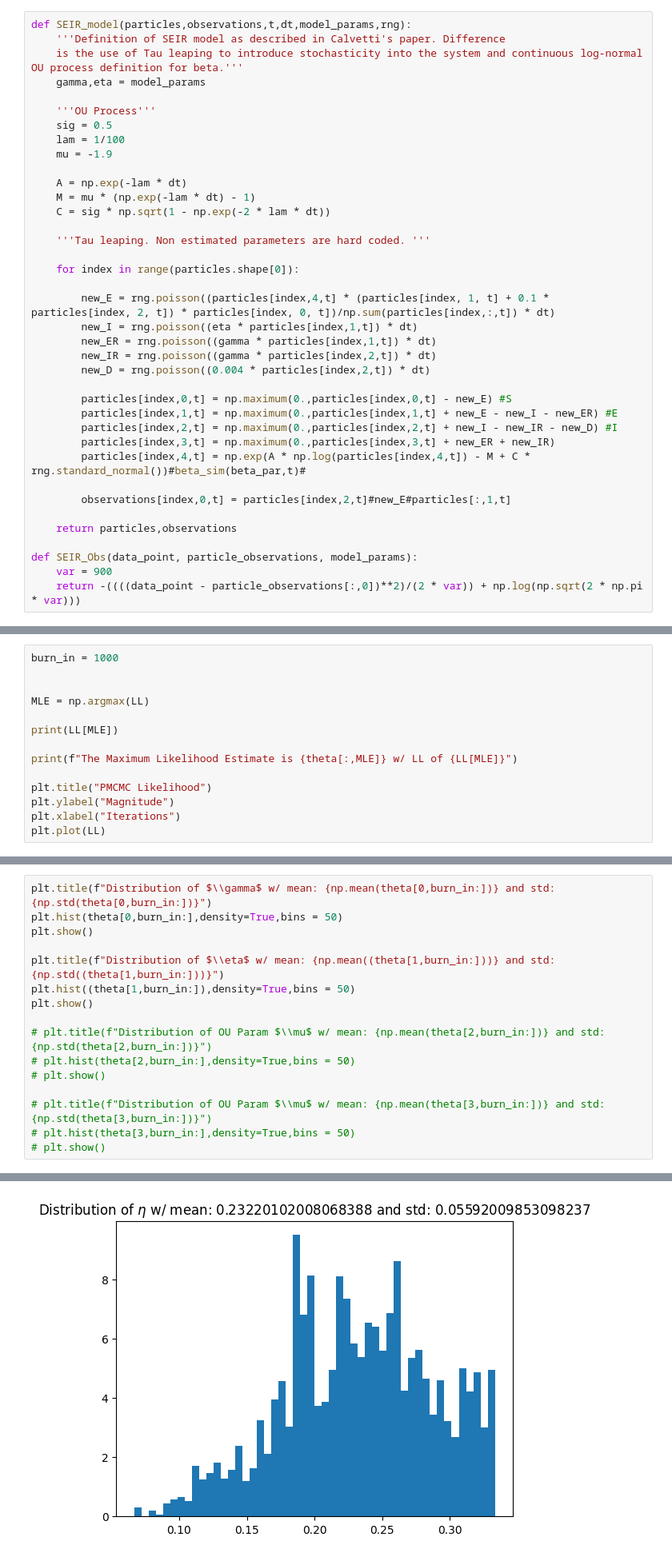
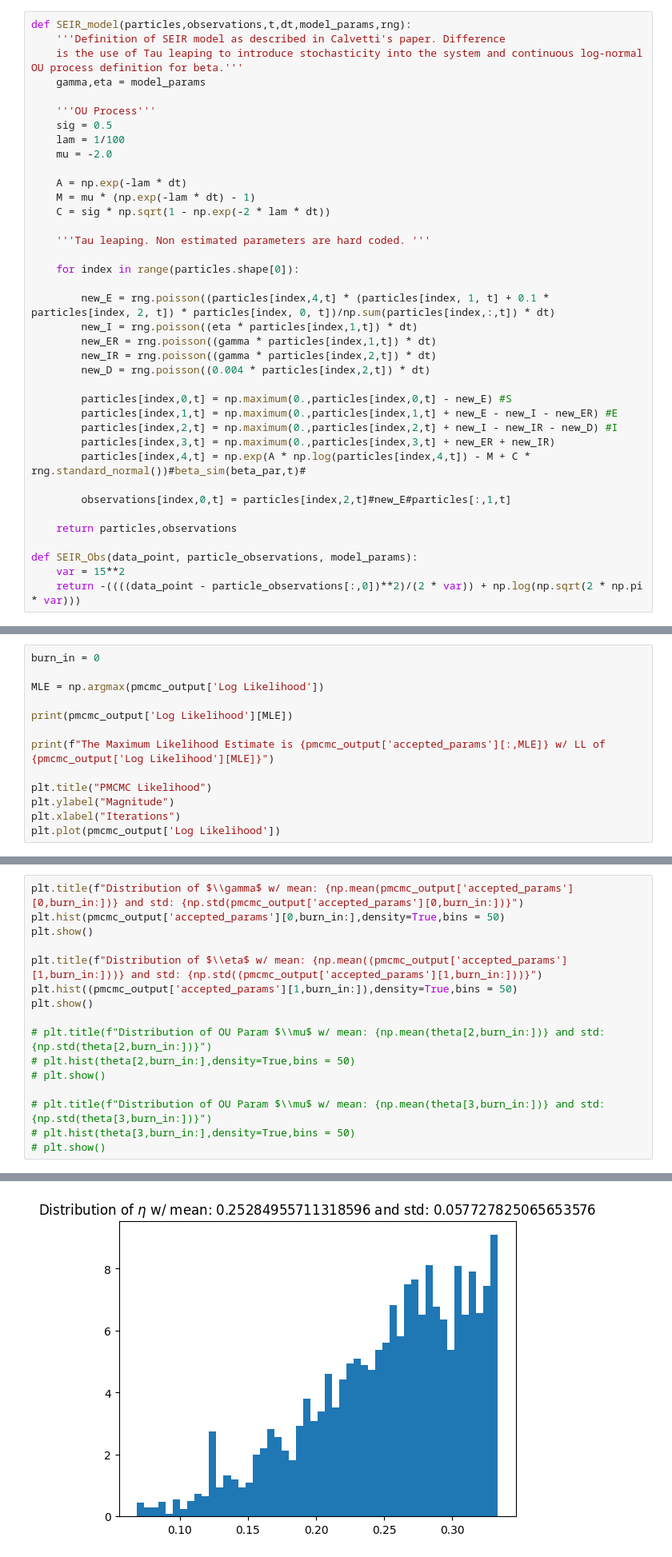
Before and after one commit to Averydx/PMCMC, a Jupyter notebook: examples/pmcmc_seir.ipynb, the cells around one changed output, grey strips where cells are left out. Shown at 80% size. Saved outputs shown, nothing was run; the diff lists cells and outputs as text.

```diff
--- a/examples/pmcmc_seir.ipynb
+++ b/examples/pmcmc_seir.ipynb
@@ -103,7 +103,7 @@ def SEIR_model(particles,observations,t,dt,model_params,rng):
     '''OU Process'''
     sig = 0.5
     lam = 1/100
-    mu = -1.9
+    mu = -2.0
 
     A = np.exp(-lam * dt)
     M = mu * (np.exp(-lam * dt) - 1)
@@ -130,7 +130,7 @@ def SEIR_model(particles,observations,t,dt,model_params,rng):
     return particles,observations
 
 def SEIR_Obs(data_point, particle_observations, model_params):
-    var = 900
+    var = 15**2
     return -((((data_point - particle_observations[:,0])**2)/(2 * var)) + np.log(np.sqrt(2 * np.pi * var)))
 # %%
 
@@ -232,15 +261,14 @@ functools.partial(<function filter_internal at 0x...>, num_particles=10000, dt=1
 # %%
-burn_in = 1000
+burn_in = 0
 
+MLE = np.argmax(pmcmc_output['Log Likelihood'])
 
-MLE = np.argmax(LL)
+print(pmcmc_output['Log Likelihood'][MLE])
 
-print(LL[MLE])
-
-print(f"The Maximum Likelihood Estimate is {theta[:,MLE]} w/ LL of {LL[MLE]}")
+print(f"The Maximum Likelihood Estimate is {pmcmc_output['accepted_params'][:,MLE]} w/ LL of {pmcmc_output['Log Likelihood'][MLE]}")
 
 plt.title("PMCMC Likelihood")
 plt.ylabel("Magnitude")
 plt.xlabel("Iterations")
-plt.plot(LL)
+plt.plot(pmcmc_output['Log Likelihood'])
 # %% [output]
@@ -251,10 +279,10 @@ The Maximum Likelihood Estimate is [0.06442119 0.25740203] w/ LL of -496.0622091
 # %%
-plt.title(f"Distribution of $\\gamma$ w/ mean: {np.mean(theta[0,burn_in:])} and std: {np.std(theta[0,burn_in:])}")
-plt.hist(theta[0,burn_in:],density=True,bins = 50)
+plt.title(f"Distribution of $\\gamma$ w/ mean: {np.mean(pmcmc_output['accepted_params'][0,burn_in:])} and std: {np.std(pmcmc_output['accepted_params'][0,burn_in:])}")
+plt.hist(pmcmc_output['accepted_params'][0,burn_in:],density=True,bins = 50)
 plt.show()
 
-plt.title(f"Distribution of $\\eta$ w/ mean: {np.mean((theta[1,burn_in:]))} and std: {np.std((theta[1,burn_in:]))}")
-plt.hist((theta[1,burn_in:]),density=True,bins = 50)
+plt.title(f"Distribution of $\\eta$ w/ mean: {np.mean((pmcmc_output['accepted_params'][1,burn_in:]))} and std: {np.std((pmcmc_output['accepted_params'][1,burn_in:]))}")
+plt.hist((pmcmc_output['accepted_params'][1,burn_in:]),density=True,bins = 50)
 plt.show()
 
 # plt.title(f"Distribution of OU Param $\\mu$ w/ mean: {np.mean(theta[2,burn_in:])} and std: {np.std(theta[2,burn_in:])}")
@@ -269,4 +297,4 @@ plt.show()
-[figure, old version]
+[figure, new version]
 # %%
 Labels = ['S','E','I','R']
 for i in range(4):
```
Also changed, not shown: parts of 11 cells of this notebook, 2 other files.
